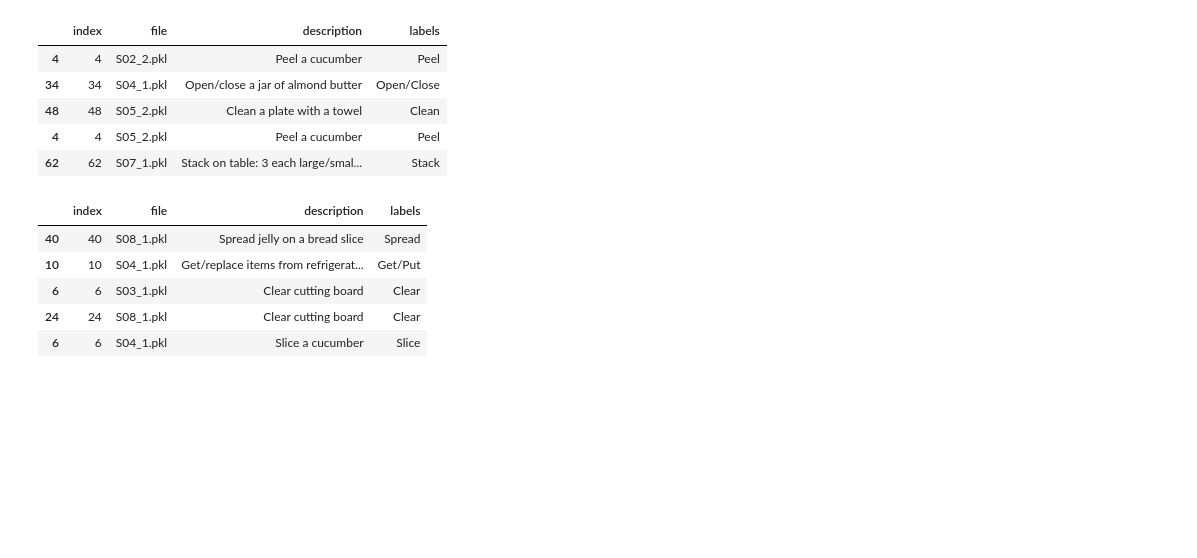
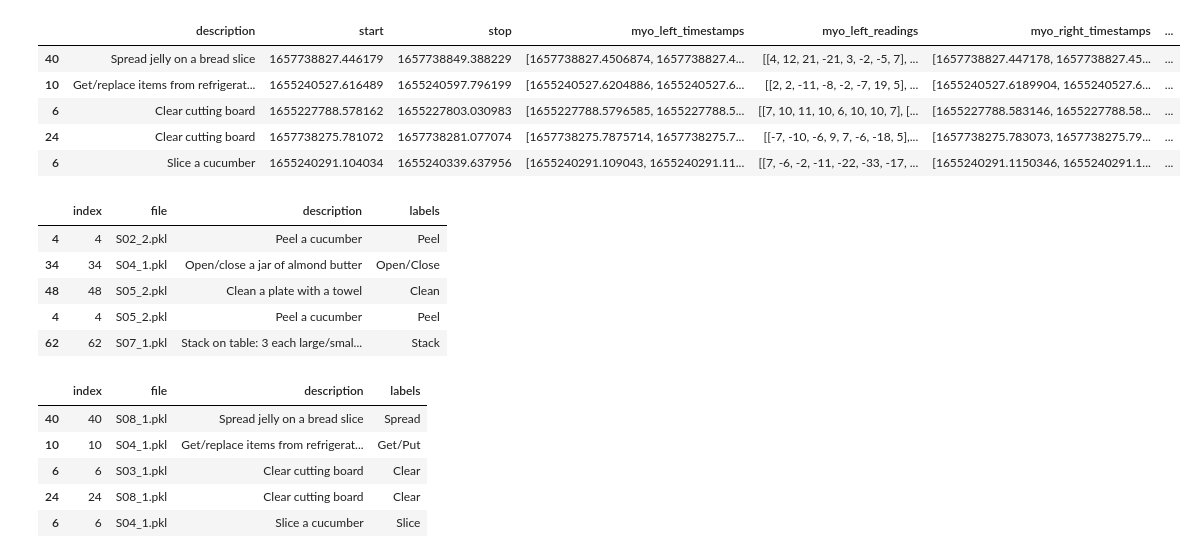
Before and after one commit to manuelescobar-dev/Multimodal-Egocentric-Action-Recognition, a Jupyter notebook: action-sense/dataset_analysis.ipynb, the cells around one changed output. Saved outputs shown, nothing was run; the diff lists cells and outputs as text; code cells hidden in the pictures; blank space fills up the shorter version.

Commit message:
Added until data augmentation

```diff
--- a/action-sense/dataset_analysis.ipynb
+++ b/action-sense/dataset_analysis.ipynb
@@ -1,6 +1,22 @@
 # %%
 import pickle
 import pandas as pd
+# %%
+with open('data/ActionNet-EMG/ActionNet_test_emg.pkl', 'rb') as f:
+    test = pd.read_pickle(f)
+
+with open('data/ActionNet-EMG/ActionNet_train_emg.pkl', 'rb') as f:
+    train = pd.read_pickle(f)
+# %%
+test.head()
+train.head()
+# %% [output]
+|  | description | start | stop | myo_left_timestamps | myo_left_readings | myo_right_timestamps | ... |
+| 40 | Spread jelly on a bread slice | 1657738827.446179 | 1657738849.388229 | [1657738827.4506874, 1657738827.4... | [[4, 12, 21, -21, 3, -2, -5, 7], ... | [1657738827.447178, 1657738827.45... | ... |
+| 10 | Get/replace items from refrigerat... | 1655240527.616489 | 1655240597.796199 | [1655240527.6204886, 1655240527.6... | [[2, 2, -11, -8, -2, -7, 19, 5], ... | [1655240527.6189904, 1655240527.6... | ... |
+| 6 | Clear cutting board | 1655227788.578162 | 1655227803.030983 | [1655227788.5796585, 1655227788.5... | [[7, 10, 11, 10, 6, 10, 10, 7], [... | [1655227788.583146, 1655227788.58... | ... |
+| 24 | Clear cutting board | 1657738275.781072 | 1657738281.077074 | [1657738275.7875714, 1657738275.7... | [[-7, -10, -6, 9, 7, -6, -18, 5],... | [1657738275.783073, 1657738275.79... | ... |
+| 6 | Slice a cucumber | 1655240291.104034 | 1655240339.637956 | [1655240291.109043, 1655240291.11... | [[7, -6, -2, -11, -22, -33, -17, ... | [1655240291.1150346, 1655240291.1... | ... |
 # %%
 with open('train_val/ActionNet_test.pkl', 'rb') as f:
     test = pickle.load(f)
```
Also changed, not shown: parts of 1 cell of this notebook, 3 other files.
